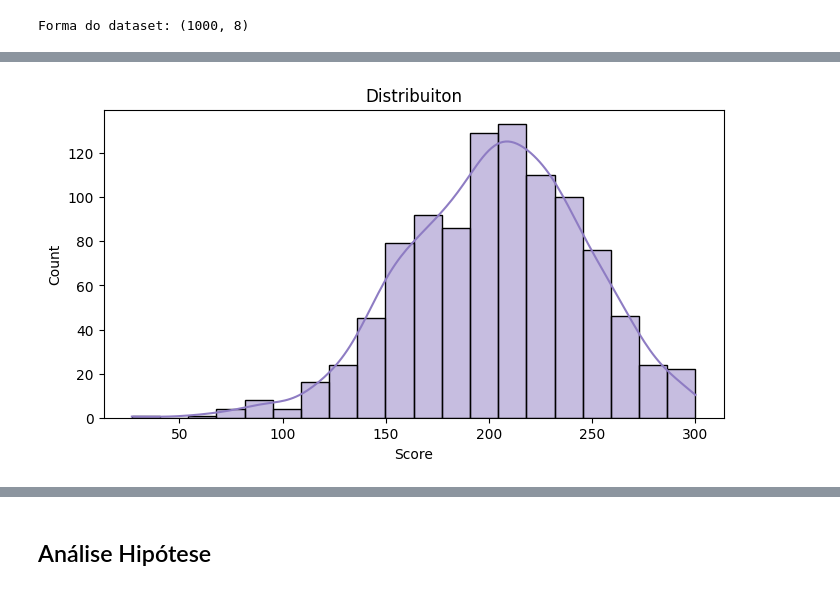
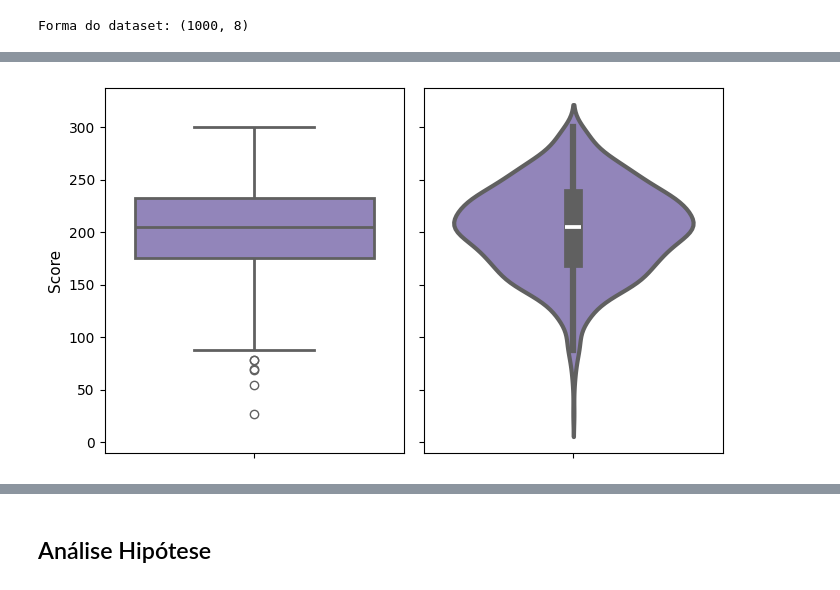
Before and after one commit to tainahguerras/Estatistica-ADA-Santander, a Jupyter notebook: projeto_estatistico.ipynb, the cells around one changed output, grey strips where cells are left out. Drawn from its saved outputs; the diff is of its cells as text; code cells hidden in the pictures.

```diff
--- a/projeto_estatistico.ipynb
+++ b/projeto_estatistico.ipynb
@@ -52,6 +62,11 @@ data = pd.read_csv(URL)
 print('Forma do dataset:',data.shape)
 # %% [output]
 Forma do dataset: (1000, 8)
+# %%
+# Renomeando variável
+data.rename(columns={'test_preparation_course' : 'preparation_course'}, inplace=True)
+# Criando coluna de notas totais
+data['score_sum'] = data['math_score'] + data['reading_score'] + data['writing_score']
 # %%
 data.head()
 # %% [output]
@@ -141,4 +142,4 @@ def create_histogram(data, title = '', xlabel = '', ylabel = '', size = (8,4)):
 # %%
-create_histogram(data=data['score_sum'], title = 'Distribuiton', xlabel = 'Score', ylabel = 'Count')
+fns.create_violin_boxplot(data=data['score_sum'], title='', ylabel='Score', size = (7.05,4))
 # %% [output]
-[figure, old version]
+[figure, new version]
```
Also changed, not shown: parts of 36 cells of this notebook, 3 other files.
